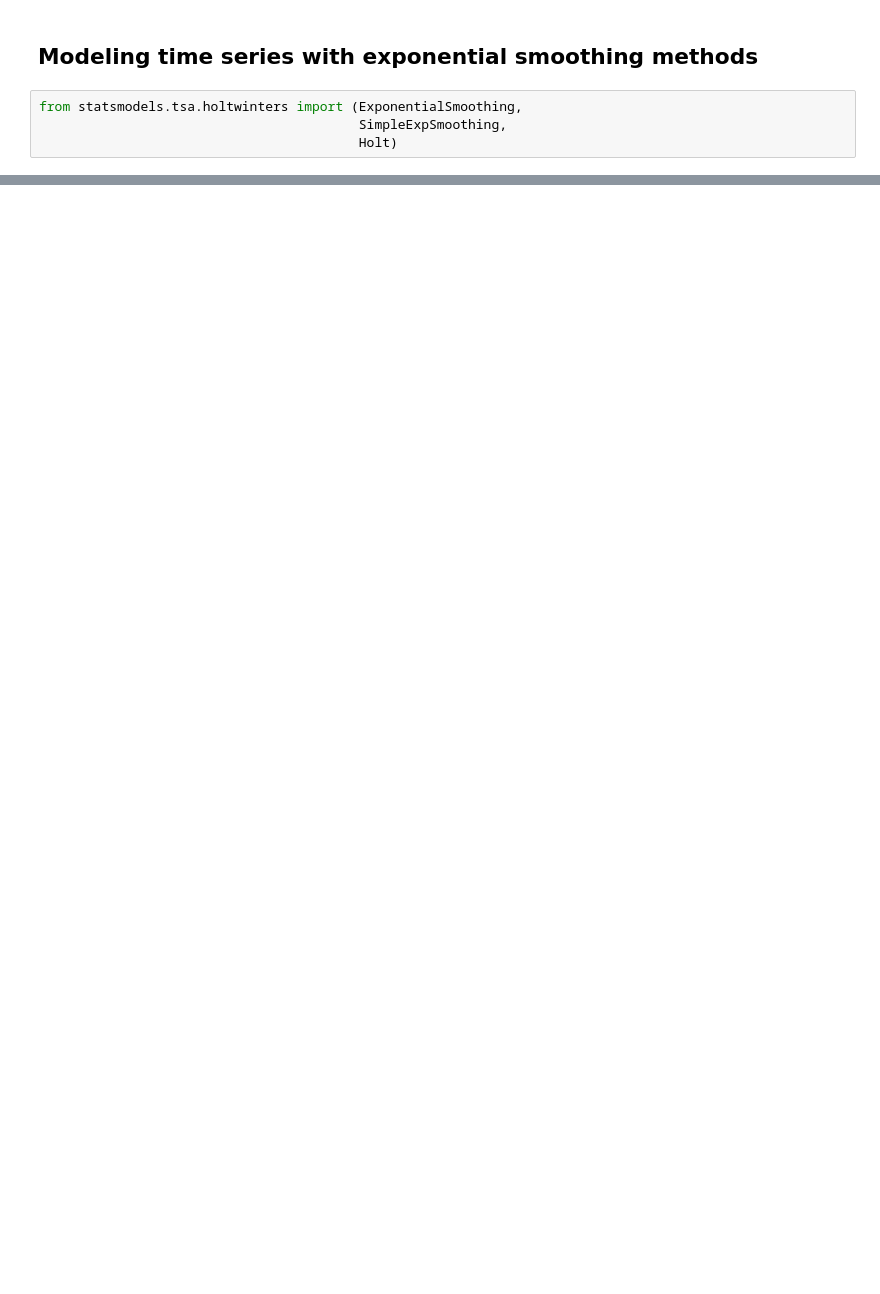
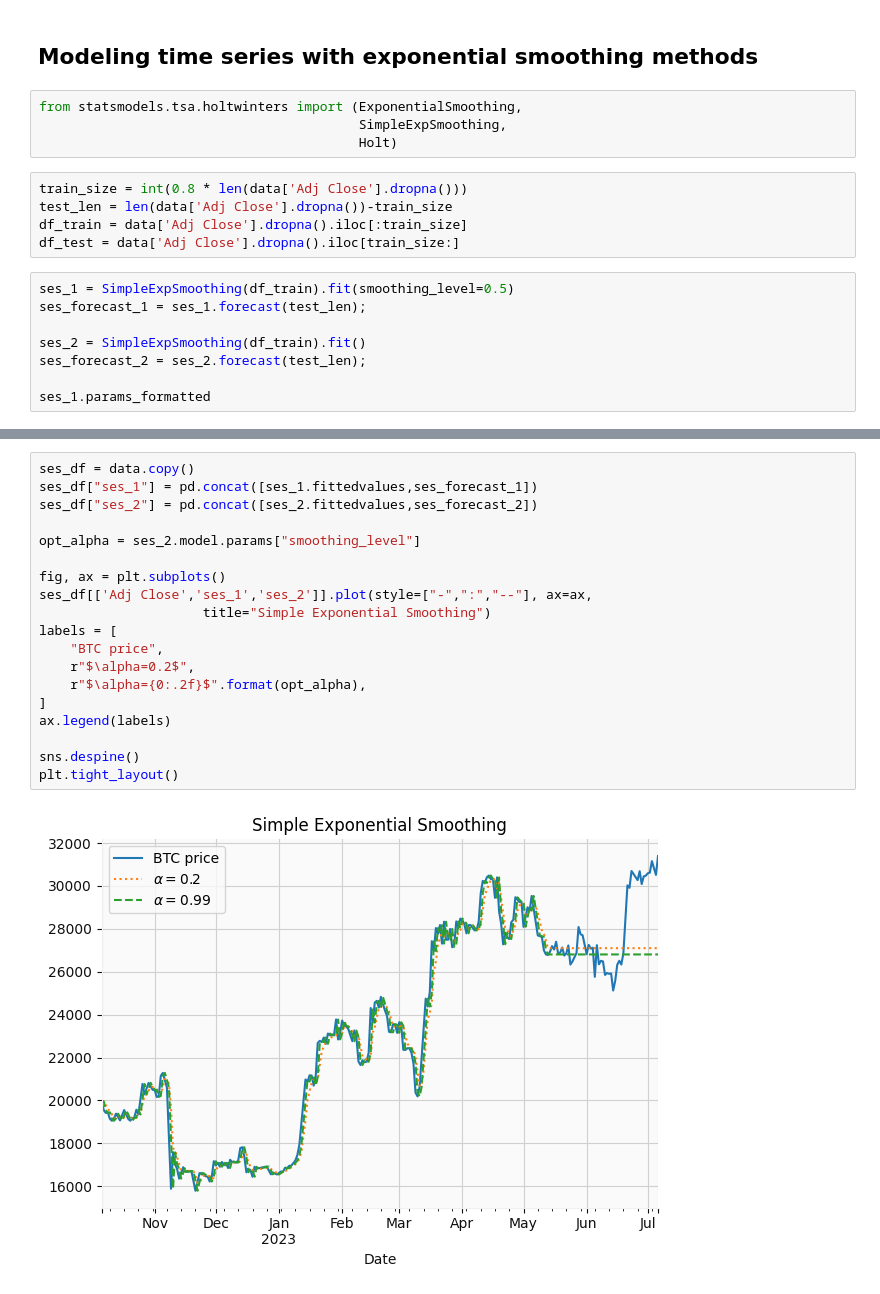
Before and after one commit to AmirGhnbr/statistical_time_series_analysis, a Jupyter notebook: statistical_time_series_analysis.ipynb, the cells around one changed output, grey strips where cells are left out. Drawn from its saved outputs; the diff is of its cells as text; blank space fills up the shorter version.

Commit message:
add holt winter Exponential Smoothing analysis

```diff
--- a/statistical_time_series_analysis.ipynb
+++ b/statistical_time_series_analysis.ipynb
@@ -275,3 +280,16 @@ dtype: float64
 from statsmodels.tsa.holtwinters import (ExponentialSmoothing,
                                          SimpleExpSmoothing,
                                          Holt)
+# %%
+train_size = int(0.8 * len(data['Adj Close'].dropna()))
+test_len = len(data['Adj Close'].dropna())-train_size
+df_train = data['Adj Close'].dropna().iloc[:train_size]
+df_test = data['Adj Close'].dropna().iloc[train_size:]
+# %%
+ses_1 = SimpleExpSmoothing(df_train).fit(smoothing_level=0.5)
+ses_forecast_1 = ses_1.forecast(test_len);
+
+ses_2 = SimpleExpSmoothing(df_train).fit()
+ses_forecast_2 = ses_2.forecast(test_len);
+
+ses_1.params_formatted
@@ -277,0 +315,21 @@ from statsmodels.tsa.holtwinters import (ExponentialSmoothing,
+# %%
+ses_df = data.copy()
+ses_df["ses_1"] = pd.concat([ses_1.fittedvalues,ses_forecast_1])
+ses_df["ses_2"] = pd.concat([ses_2.fittedvalues,ses_forecast_2])
+
+opt_alpha = ses_2.model.params["smoothing_level"]
+
+fig, ax = plt.subplots()
+ses_df[['Adj Close','ses_1','ses_2']].plot(style=["-",":","--"], ax=ax,
+                     title="Simple Exponential Smoothing")
+labels = [
+    "BTC price",
+    r"$\alpha=0.2$",
+    r"$\alpha={0:.2f}$".format(opt_alpha),
+]
+ax.legend(labels)
+
+sns.despine()
+plt.tight_layout()
+# %% [output]
+[figure, added]
```
Also changed, not shown: parts of 25 cells of this notebook.
